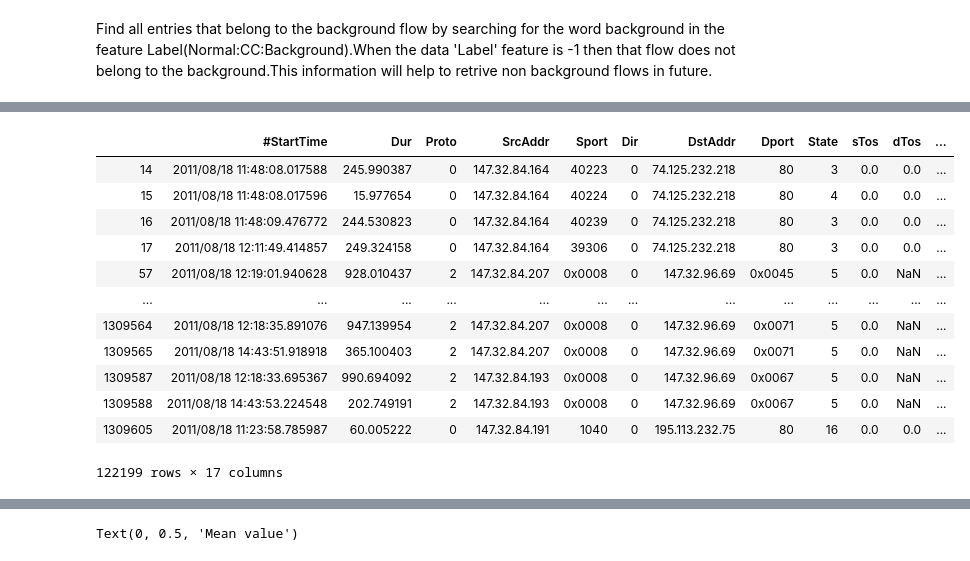
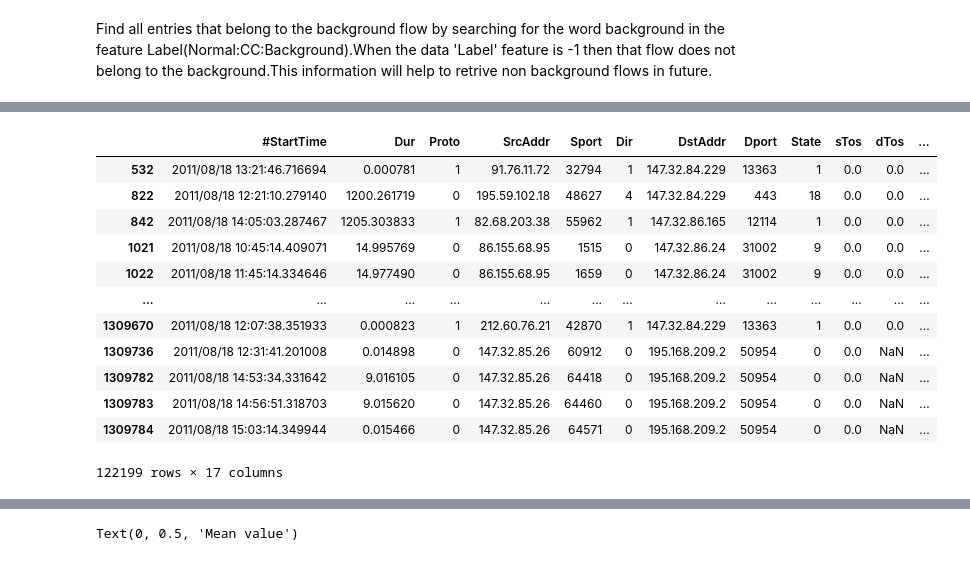
Before and after one commit to mennobo/cda_2_3_4, a Jupyter notebook: Assignment_3/Lab3 (2).ipynb, the cells around one changed output, grey strips where cells are left out. Saved outputs shown, nothing was run; the diff lists cells and outputs as text; code cells hidden in the pictures.

```diff
--- a/Assignment_3/Lab3 (2).ipynb
+++ b/Assignment_3/Lab3 (2).ipynb
@@ -75,7 +76,7 @@ import matplotlib.pylab as plt
 %matplotlib inline
 # %%
 import zipfile
+
+# We work from a zipfile to keep me
 archive = zipfile.ZipFile('dataset_lab3.zip', 'r')
-new_data = pd.read_csv(archive.open('dataset_10/capture20110818.binetflow'))
-# archive.namelist() capture20110818.binetflow.labeled
-new_data.head()
+data = pd.read_csv(archive.open('dataset_10/capture20110818.binetflow'))
@@ -89,5 +82,0 @@ new_data.head()
-# %%
-# Reading the networkdata into a
-# archive = zipfile.ZipFile('capture20110818.binetflow.labeled.zip', 'r')
-data = pd.read_csv('capture20110818.binetflow.labeled.zip', header=0, sep=',')
-data.head()
@@ -125,20 +95,20 @@ for c in char_cols:
 # %%
 #Remove all background flows
 data_no_background = data[data['Label'] == -1]
-#data_no_background
+data_no_background
 # %% [output]
 |  | #StartTime | Dur | Proto | SrcAddr | Sport | Dir | DstAddr | Dport | State | sTos | dTos | ... |
-| 14 | 2011/08/18 11:48:08.017588 | 245.990387 | 0 | 147.32.84.164 | 40223 | 0 | 74.125.232.218 | 80 | 3 | 0.0 | 0.0 | ... |
-| 15 | 2011/08/18 11:48:08.017596 | 15.977654 | 0 | 147.32.84.164 | 40224 | 0 | 74.125.232.218 | 80 | 4 | 0.0 | 0.0 | ... |
-| 16 | 2011/08/18 11:48:09.476772 | 244.530823 | 0 | 147.32.84.164 | 40239 | 0 | 74.125.232.218 | 80 | 3 | 0.0 | 0.0 | ... |
-| 17 | 2011/08/18 12:11:49.414857 | 249.324158 | 0 | 147.32.84.164 | 39306 | 0 | 74.125.232.218 | 80 | 3 | 0.0 | 0.0 | ... |
-| 57 | 2011/08/18 12:19:01.940628 | 928.010437 | 2 | 147.32.84.207 | 0x0008 | 0 | 147.32.96.69 | 0x0045 | 5 | 0.0 | NaN | ... |
+| 532 | 2011/08/18 13:21:46.716694 | 0.000781 | 1 | 91.76.11.72 | 32794 | 1 | 147.32.84.229 | 13363 | 1 | 0.0 | 0.0 | ... |
+| 822 | 2011/08/18 12:21:10.279140 | 1200.261719 | 0 | 195.59.102.18 | 48627 | 4 | 147.32.84.229 | 443 | 18 | 0.0 | 0.0 | ... |
+| 842 | 2011/08/18 14:05:03.287467 | 1205.303833 | 1 | 82.68.203.38 | 55962 | 1 | 147.32.86.165 | 12114 | 1 | 0.0 | 0.0 | ... |
+| 1021 | 2011/08/18 10:45:14.409071 | 14.995769 | 0 | 86.155.68.95 | 1515 | 0 | 147.32.86.24 | 31002 | 9 | 0.0 | 0.0 | ... |
+| 1022 | 2011/08/18 11:45:14.334646 | 14.977490 | 0 | 86.155.68.95 | 1659 | 0 | 147.32.86.24 | 31002 | 9 | 0.0 | 0.0 | ... |
 | ... | ... | ... | ... | ... | ... | ... | ... | ... | ... | ... | ... | ... |
-| 1309564 | 2011/08/18 12:18:35.891076 | 947.139954 | 2 | 147.32.84.207 | 0x0008 | 0 | 147.32.96.69 | 0x0071 | 5 | 0.0 | NaN | ... |
-| 1309565 | 2011/08/18 14:43:51.918918 | 365.100403 | 2 | 147.32.84.207 | 0x0008 | 0 | 147.32.96.69 | 0x0071 | 5 | 0.0 | NaN | ... |
-| 1309587 | 2011/08/18 12:18:33.695367 | 990.694092 | 2 | 147.32.84.193 | 0x0008 | 0 | 147.32.96.69 | 0x0067 | 5 | 0.0 | NaN | ... |
-| 1309588 | 2011/08/18 14:43:53.224548 | 202.749191 | 2 | 147.32.84.193 | 0x0008 | 0 | 147.32.96.69 | 0x0067 | 5 | 0.0 | NaN | ... |
-| 1309605 | 2011/08/18 11:23:58.785987 | 60.005222 | 0 | 147.32.84.191 | 1040 | 0 | 195.113.232.75 | 80 | 16 | 0.0 | 0.0 | ... |
+| 1309670 | 2011/08/18 12:07:38.351933 | 0.000823 | 1 | 212.60.76.21 | 42870 | 1 | 147.32.84.229 | 13363 | 1 | 0.0 | 0.0 | ... |
+| 1309736 | 2011/08/18 12:31:41.201008 | 0.014898 | 0 | 147.32.85.26 | 60912 | 0 | 195.168.209.2 | 50954 | 0 | 0.0 | NaN | ... |
+| 1309782 | 2011/08/18 14:53:34.331642 | 9.016105 | 0 | 147.32.85.26 | 64418 | 0 | 195.168.209.2 | 50954 | 0 | 0.0 | NaN | ... |
+| 1309783 | 2011/08/18 14:56:51.318703 | 9.015620 | 0 | 147.32.85.26 | 64460 | 0 | 195.168.209.2 | 50954 | 0 | 0.0 | NaN | ... |
+| 1309784 | 2011/08/18 15:03:14.349944 | 0.015466 | 0 | 147.32.85.26 | 64571 | 0 | 195.168.209.2 | 50954 | 0 | 0.0 | NaN | ... |
 122199 rows × 17 columns
 # %%
 #We obtain this information from the description of the CTU13 dataset
```
Also changed, not shown: parts of 10 cells of this notebook, 2 other files.
